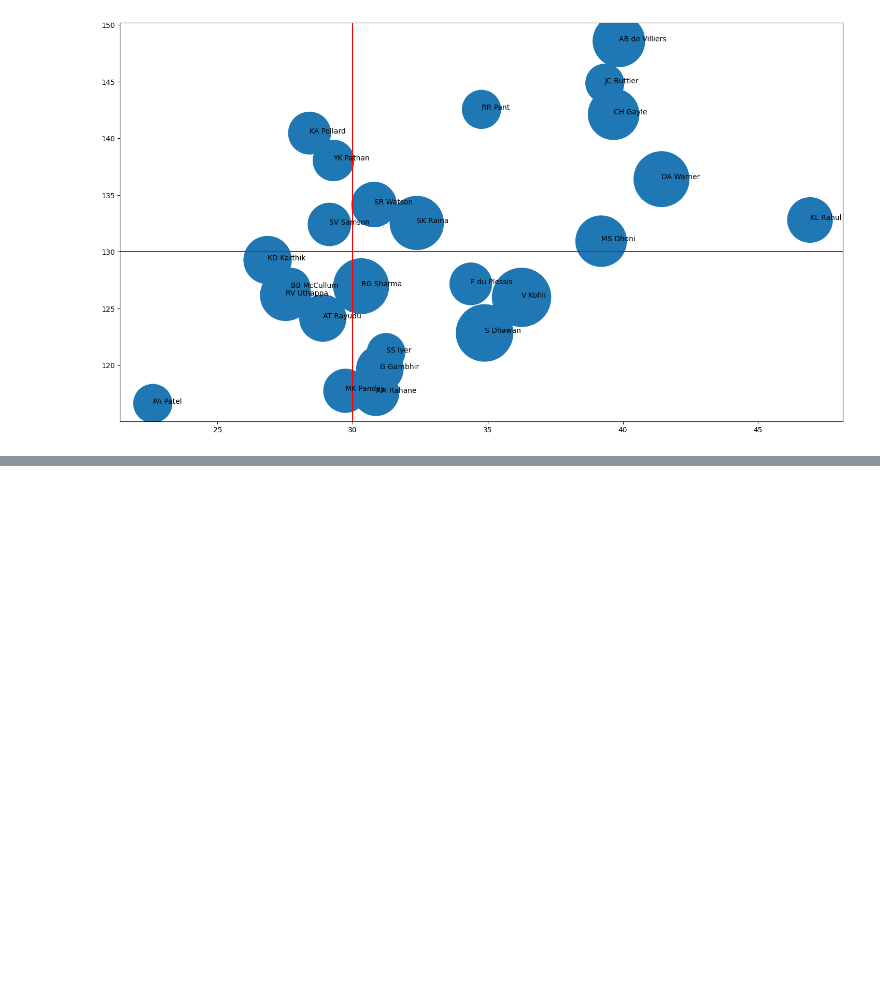
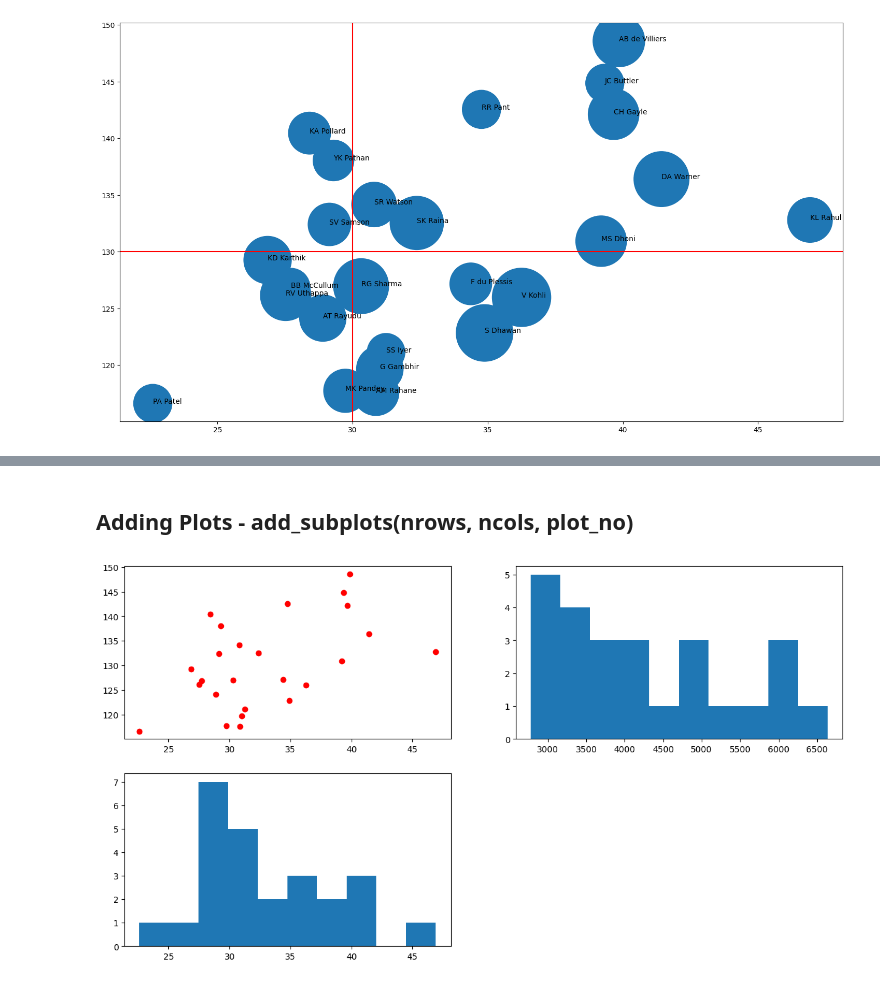
Before and after one commit to anshulkansal121/Python-Programming, a Jupyter notebook: Visualization/Matplotlib/Matplotlib - Advance.ipynb, the cells around one changed output, grey strips where cells are left out. Cells and saved outputs as stored; diff of their text form; code cells hidden in the pictures; blank space fills up the shorter version.

```diff
--- a/Visualization/Matplotlib/Matplotlib - Advance.ipynb
+++ b/Visualization/Matplotlib/Matplotlib - Advance.ipynb
@@ -82,0 +108,17 @@ plt.axvline(30, color = 'red')
+# %% [markdown]
+## Adding Plots - add_subplots(nrows, ncols, plot_no)
+# %%
+fig = plt.figure(figsize = (15, 8))
+
+ax1 = fig.add_subplot(2, 2, 1)
+ax1.scatter(df['avg'],df['strike_rate'],color='red')
+
+ax2 = fig.add_subplot(2,2,2)
+ax2.hist(df['runs'])
+
+ax3 = fig.add_subplot(2,2,3)
+ax3.hist(df['avg'])
+
+fig.show()
+# %% [output]
+[figure, added]
```
Also changed, not shown: parts of 21 cells of this notebook.
